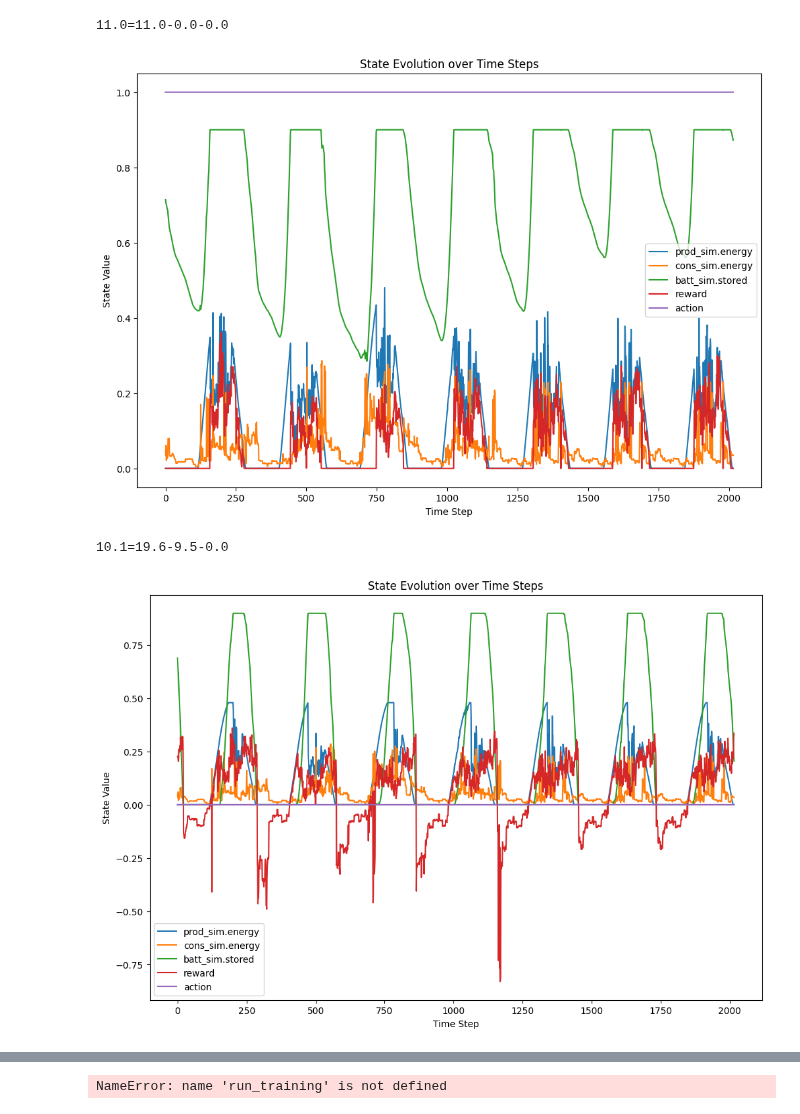
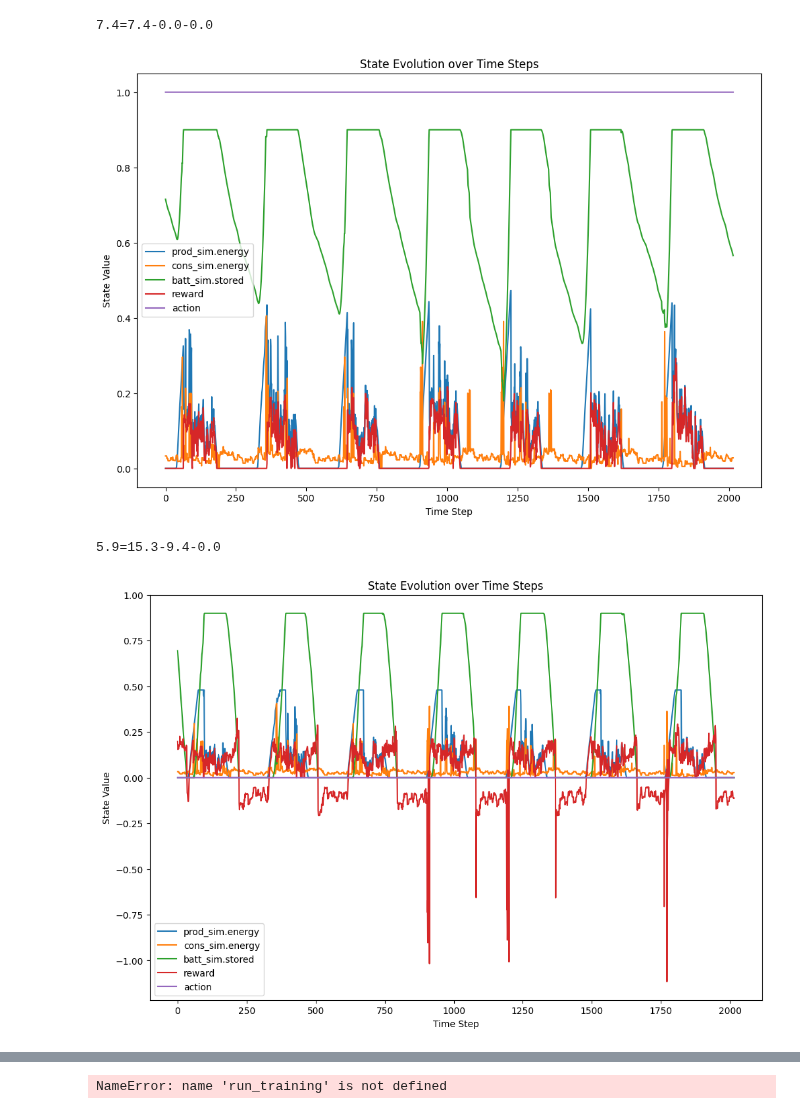
Before and after one commit to EmaR97/EnergyManagementRL, a Jupyter notebook: notebooks/02_model_training.ipynb, the cells around one changed output, grey strips where cells are left out. Drawn from its saved outputs; the diff is of its cells as text; code cells hidden in the pictures.

```diff
--- a/notebooks/02_model_training.ipynb
+++ b/notebooks/02_model_training.ipynb
@@ -25,8 +25,13 @@ logging.basicConfig(
 start_time = time.time()
 cloud_transition_matrices = np.load('../data/cloud_coverage_transition_matrix_3d.npy')
 noise_transition_matrix = np.load('../data/noise_transition_matrix.npy')
-df = pd.read_csv('../data/complete_series.ex.csv', parse_dates=['timestamp'])
-df = pd.concat([df[:-1], df[-288:]]).reset_index(drop=True)
+df = pd.read_csv('../data/complete_series.ex.12kw.csv', parse_dates=['index'], index_col=['index'])
+# df=df[-(288*7*6):]
+production_w = df.production_power_kw_weather_dependent * 1000
+optimal_production_w = df.production_power_kw_optimal * 1000
+consumption_w = -df.load_power_kw * 1000
+grid_voltage = df.grid_voltage
+full_period = min(288 * 7 * 4 * 9, len(df) - 288 * 2)
 print(f"Data loading took {time.time() - start_time:.2f} seconds")
 
 # # Initialize WeatherSim
@@ -59,8 +64,8 @@ print(f"Data loading took {time.time() - start_time:.2f} seconds")
 # Initialize EnergySim
 start_time = time.time()
 p_sim = ProductionSimWithError(
-    power_series=df.production_w,
-    optimal_power_series=df.optimal_production_w,
+    power_series=production_w,
+    optimal_power_series=optimal_production_w,
     forecast_steps=48,
 )
 print(f"ProductionSim initialization took {time.time() - start_time:.2f} seconds")
@@ -68,7 +73,7 @@ print(f"ProductionSim initialization took {time.time() - start_time:.2f} seconds
 # Initialize ConsumptionSim
 start_time = time.time()
 c_sim = ConsumptionSim(
-    power_series=df.consumption_w,
+    power_series=consumption_w,
     daily_sample=6,
     forecast_steps=12
 )
@@ -94,7 +99,7 @@ g_sim = GridSim(
     max_taken_from=6000,
     energy_price_sell=.1 / 1000,
     energy_price_buy=.4 / 1000,
-    voltage_series=df.grid_voltage
+    voltage_series=grid_voltage
 )
 print(f"GridSim initialization took {time.time() - start_time:.2f} seconds")
 
@@ -105,7 +110,6 @@ i_sim = InverterSim(
     cons_sim=c_sim,
     batt_sim=b_sim,
     grid_sim=g_sim,
-    timestamps=df.timestamp.to_list(),
 )
 print(f"InverterSim initialization took {time.time() - start_time:.2f} seconds")
 
@@ -123,43 +127,45 @@ InverterSim initialization took 0.19 seconds
 InverterEnv initialization took 0.00 seconds
 # %%
-env.set_max_steps(week)
 to_show = [
     'prod_sim.energy',
     'cons_sim.energy',
     'batt_sim.stored',
     # 'batt_sim.charge_rate',
     # 'batt_sim.discharge_rate',
     # 'grid_sim.feed_to_grid',
     # 'grid_sim.taken_from_grid',
     # 'reward_energy_sold',
     # 'penalty_energy_purchase',
     # 'penalty_battery_wear',
     'reward',
     'action'
 ]
 
 
 def _test_plot(_env: InverterEnv, _model, _max_steps):
     test_plot(_env, _model, _max_steps, to_show, 33)
 
 
+env.set_max_steps(full_period)
 for model_to_test in [
     ConservativeModel(),
     GreedyModel()
 ]:
     _test_plot(
         env,
         model_to_test,
         # env.max_steps,
         week,
         # full_period,
+        # month,
         # day,
     )
+env.set_max_steps(week)
 # %% [output]
-11.0=11.0-0.0-0.0
+7.4=7.4-0.0-0.0
-[figure, old version]
+[figure, new version]
-10.1=19.6-9.5-0.0
+5.9=15.3-9.4-0.0
-[figure, old version]
+[figure, new version]
 # %%
 check_env(env)
 logs_ = "../logs/"
```
Also changed, not shown: parts of 8 cells of this notebook, 4 other files.
